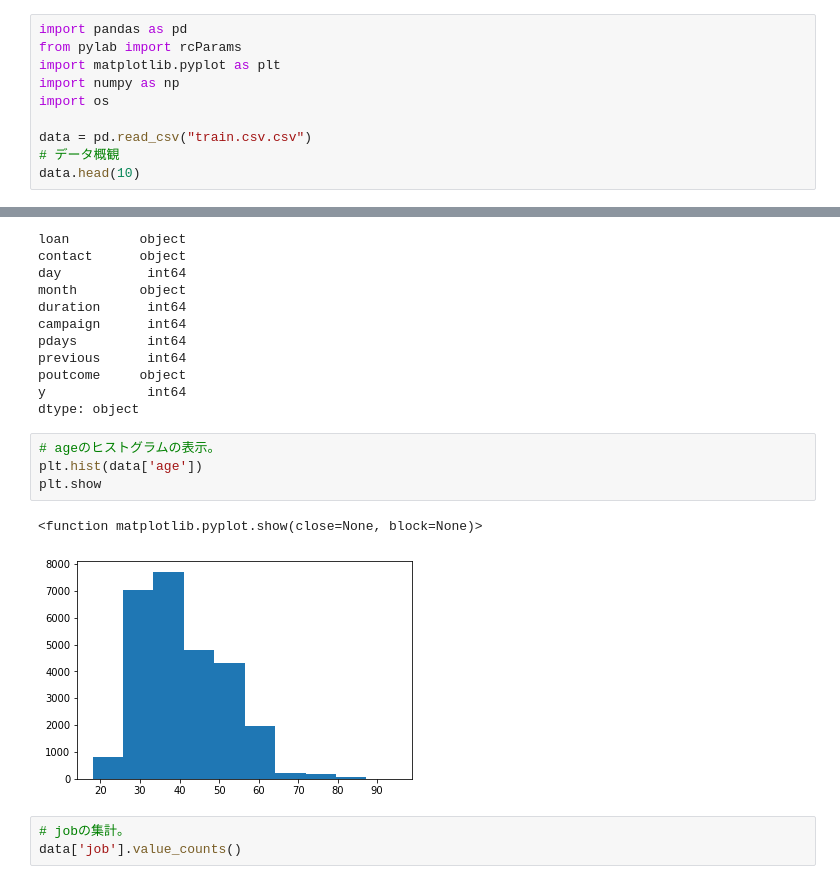
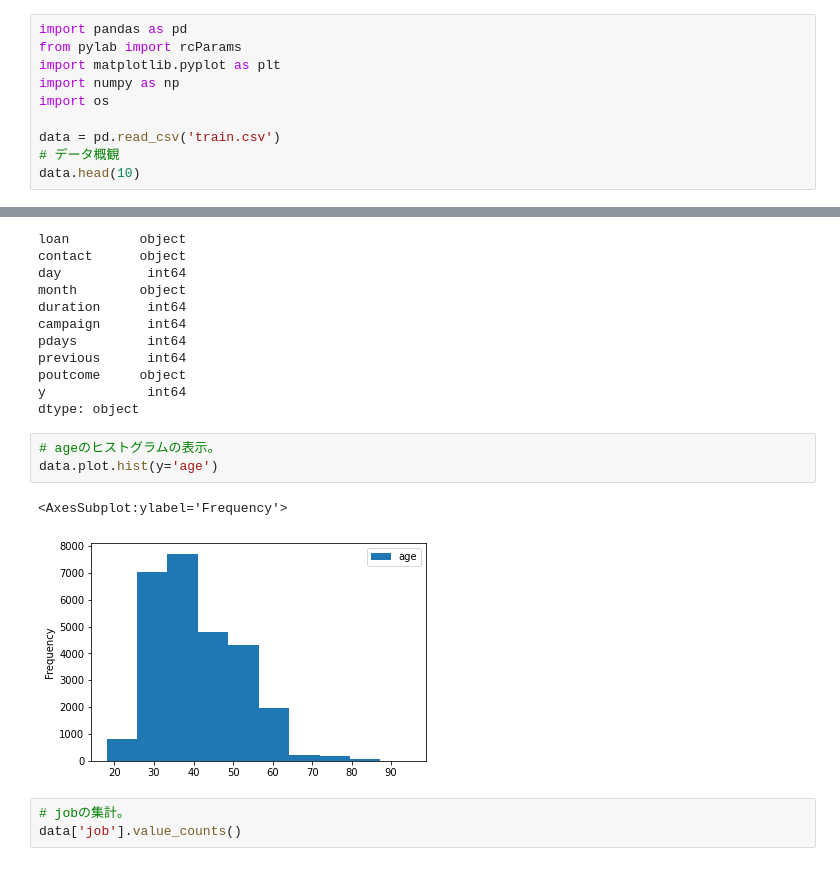
Before and after one commit to sh-yoshioka/DSWork, a Jupyter notebook: R_Basic.ipynb, the cells around one changed output, grey strips where cells are left out. Cells and saved outputs as stored; diff of their text form.

```diff
--- a/R_Basic.ipynb
+++ b/R_Basic.ipynb
@@ -5,7 +5,7 @@ import matplotlib.pyplot as plt
 import numpy as np
 import os
 
-data = pd.read_csv("train.csv.csv")
+data = pd.read_csv('train.csv')
 # データ概観
 data.head(10)
 # %% [output]
@@ -58,11 +58,10 @@ y             int64
 dtype: object
 # %%
 # ageのヒストグラムの表示。
-plt.hist(data['age'])
-plt.show
+data.plot.hist(y='age')
 # %% [output]
-<function matplotlib.pyplot.show(close=None, block=None)>
+<AxesSubplot:ylabel='Frequency'>
-[figure, old version]
+[figure, new version]
 # %%
 # jobの集計。
 data['job'].value_counts()
```
Also changed, not shown: parts of 2 cells of this notebook, 1 other file.
